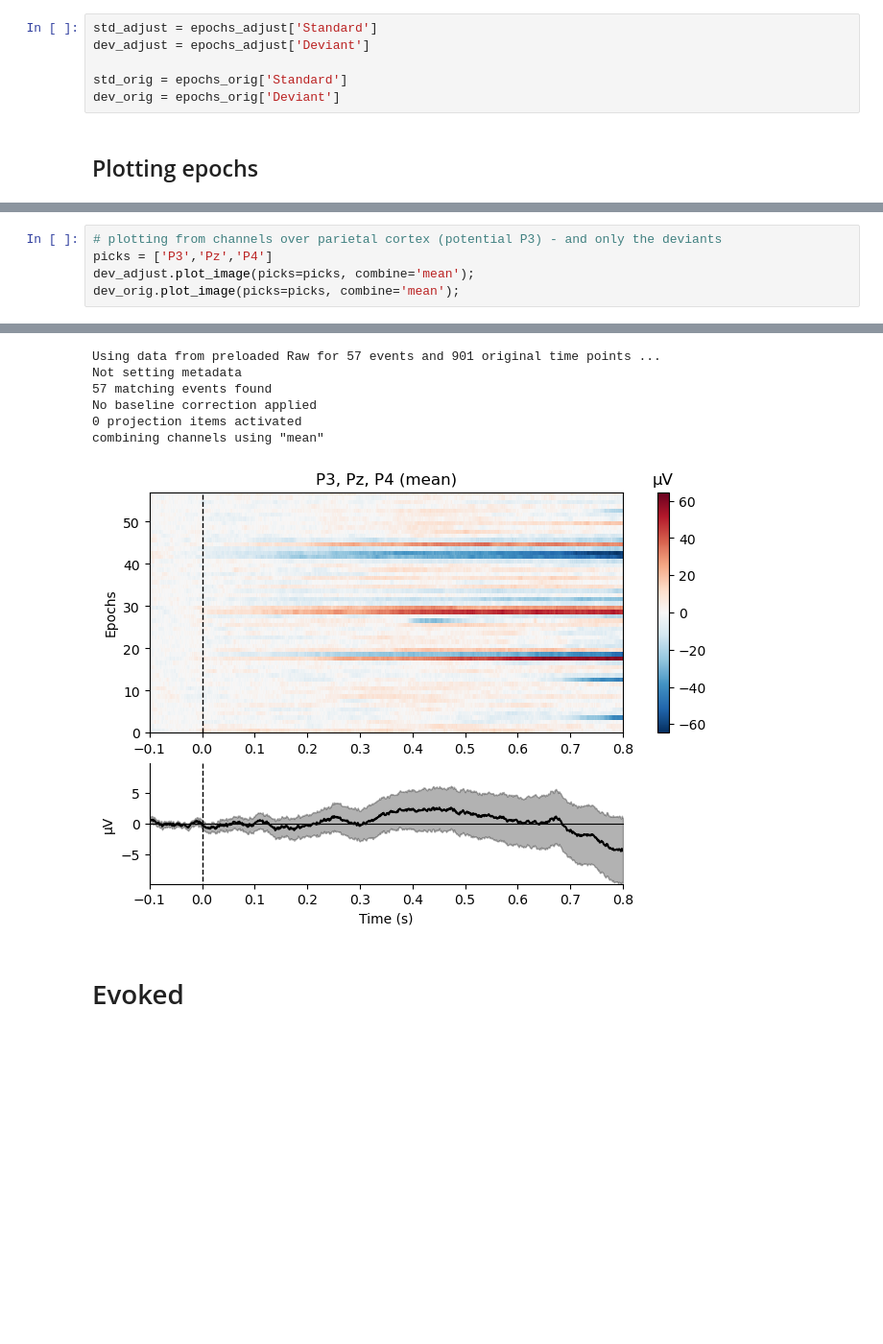
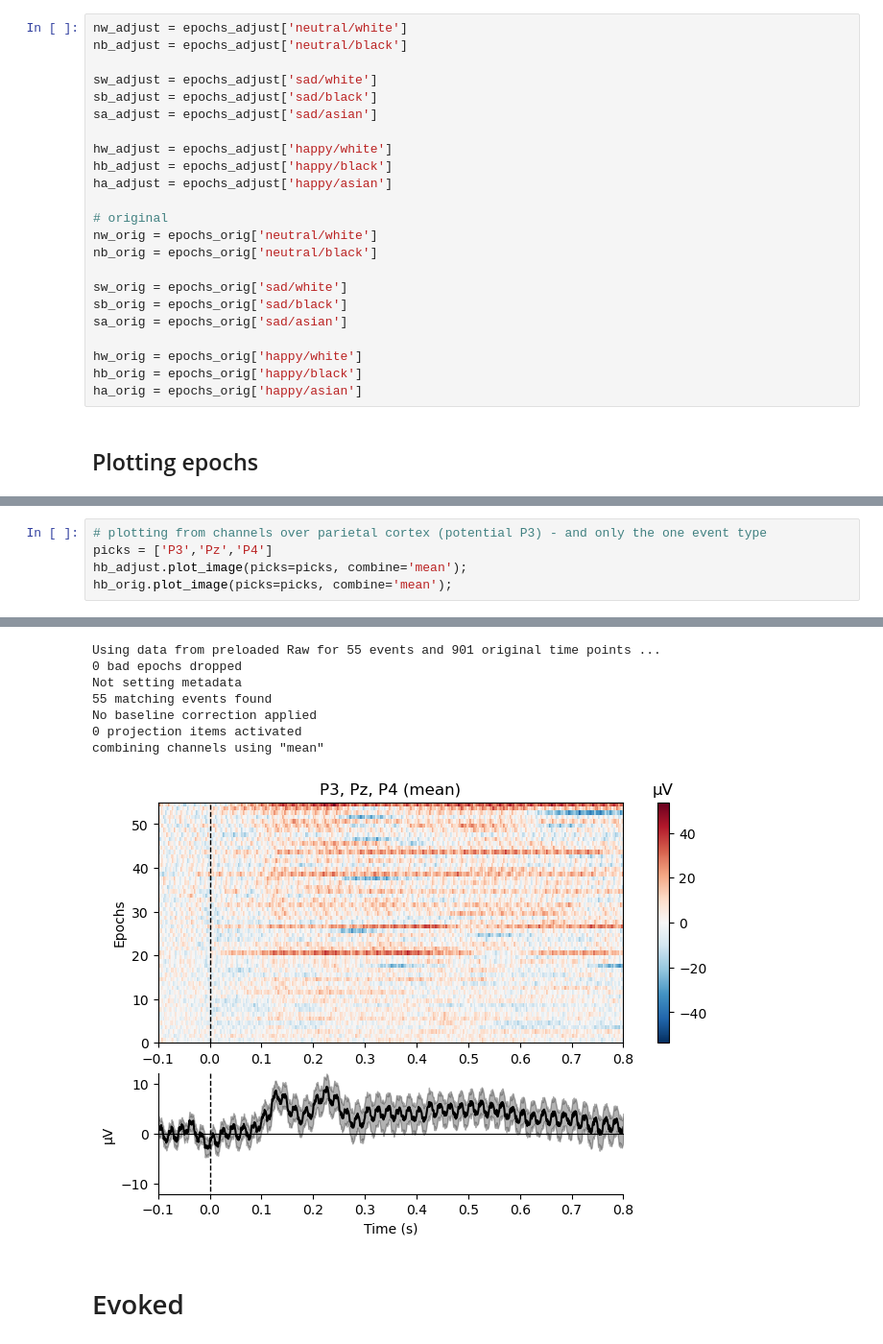
Before and after one commit to LinaWalk13/ore_EEG, a Jupyter notebook: diode_testing.ipynb, the cells around one changed output, grey strips where cells are left out. Shown at 96% size. Saved outputs shown, nothing was run; the diff lists cells and outputs as text; blank space fills up the shorter version.

```diff
--- a/diode_testing.ipynb
+++ b/diode_testing.ipynb
@@ -221,11 +358,28 @@ epochs_orig = mne.Epochs(
 # %% [markdown]
 ## Subsetting
 # %%
-std_adjust = epochs_adjust['Standard']
-dev_adjust = epochs_adjust['Deviant']
+nw_adjust = epochs_adjust['neutral/white']
+nb_adjust = epochs_adjust['neutral/black']
 
-std_orig = epochs_orig['Standard']
-dev_orig = epochs_orig['Deviant']
+sw_adjust = epochs_adjust['sad/white']
+sb_adjust = epochs_adjust['sad/black']
+sa_adjust = epochs_adjust['sad/asian']
+
+hw_adjust = epochs_adjust['happy/white']
+hb_adjust = epochs_adjust['happy/black']
+ha_adjust = epochs_adjust['happy/asian']
+
+# original
+nw_orig = epochs_orig['neutral/white']
+nb_orig = epochs_orig['neutral/black']
+
+sw_orig = epochs_orig['sad/white']
+sb_orig = epochs_orig['sad/black']
+sa_orig = epochs_orig['sad/asian']
+
+hw_orig = epochs_orig['happy/white']
+hb_orig = epochs_orig['happy/black']
+ha_orig = epochs_orig['happy/asian']
 # %% [markdown]
 ## Plotting epochs
 # %%
@@ -253,6 +407,6 @@ combining channels using "mean"
 # %%
-# plotting from channels over parietal cortex (potential P3) - and only the deviants
+# plotting from channels over parietal cortex (potential P3) - and only the one event type
 picks = ['P3','Pz','P4']
-dev_adjust.plot_image(picks=picks, combine='mean');
-dev_orig.plot_image(picks=picks, combine='mean');
+hb_adjust.plot_image(picks=picks, combine='mean');
+hb_orig.plot_image(picks=picks, combine='mean');
 # %% [output]
@@ -266,10 +421,11 @@ combining channels using "mean"
-Using data from preloaded Raw for 57 events and 901 original time points ...
+Using data from preloaded Raw for 55 events and 901 original time points ...
+0 bad epochs dropped
 Not setting metadata
-57 matching events found
+55 matching events found
 No baseline correction applied
 0 projection items activated
 combining channels using "mean"
-[figure, old version]
+[figure, new version]
 # %% [markdown]
 # Evoked
 # %%
```
Also changed, not shown: parts of 18 cells of this notebook, 1 other file.
